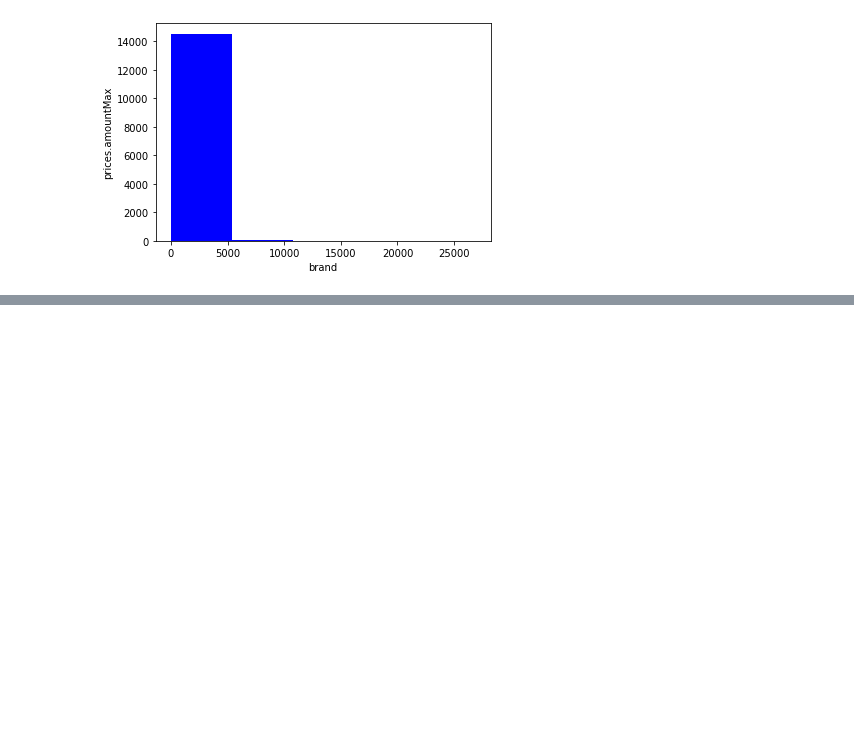
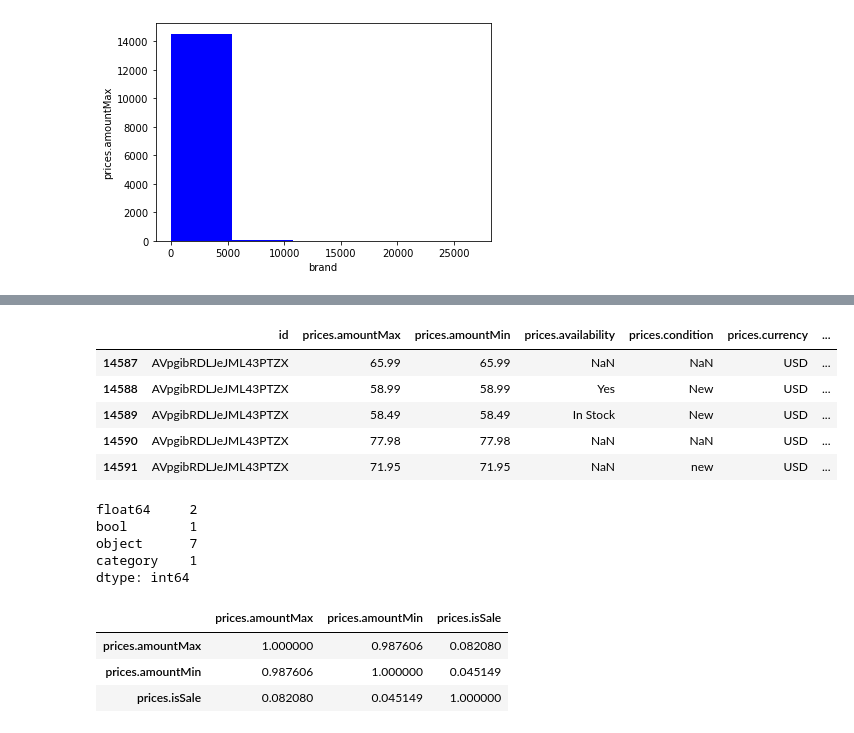
Before and after one commit to 19PA1A0591/VITBML-EDA1, a Jupyter notebook: Untitled10.ipynb, the cells around one changed output, grey strips where cells are left out. Cells and saved outputs as stored; diff of their text form; code cells hidden in the pictures; blank space fills up the shorter version.

```diff
--- a/Untitled10.ipynb
+++ b/Untitled10.ipynb
@@ -194,0 +267,24 @@ plt.show()
+# %%
+x.tail(5)
+# %% [output]
+|  | id | prices.amountMax | prices.amountMin | prices.availability | prices.condition | prices.currency | ... |
+| 14587 | AVpgibRDLJeJML43PTZX | 65.99 | 65.99 | NaN | NaN | USD | ... |
+| 14588 | AVpgibRDLJeJML43PTZX | 58.99 | 58.99 | Yes | New | USD | ... |
+| 14589 | AVpgibRDLJeJML43PTZX | 58.49 | 58.49 | In Stock | New | USD | ... |
+| 14590 | AVpgibRDLJeJML43PTZX | 77.98 | 77.98 | NaN | NaN | USD | ... |
+| 14591 | AVpgibRDLJeJML43PTZX | 71.95 | 71.95 | NaN | new | USD | ... |
+# %%
+x.get_dtype_counts()
+# %% [output]
+float64     2
+bool        1
+object      7
+category    1
+dtype: int64
+# %%
+x.corr()
+# %% [output]
+|  | prices.amountMax | prices.amountMin | prices.isSale |
+| prices.amountMax | 1.000000 | 0.987606 | 0.082080 |
+| prices.amountMin | 0.987606 | 1.000000 | 0.045149 |
+| prices.isSale | 0.082080 | 0.045149 | 1.000000 |
```
Also changed, not shown: parts of 14 cells of this notebook.
